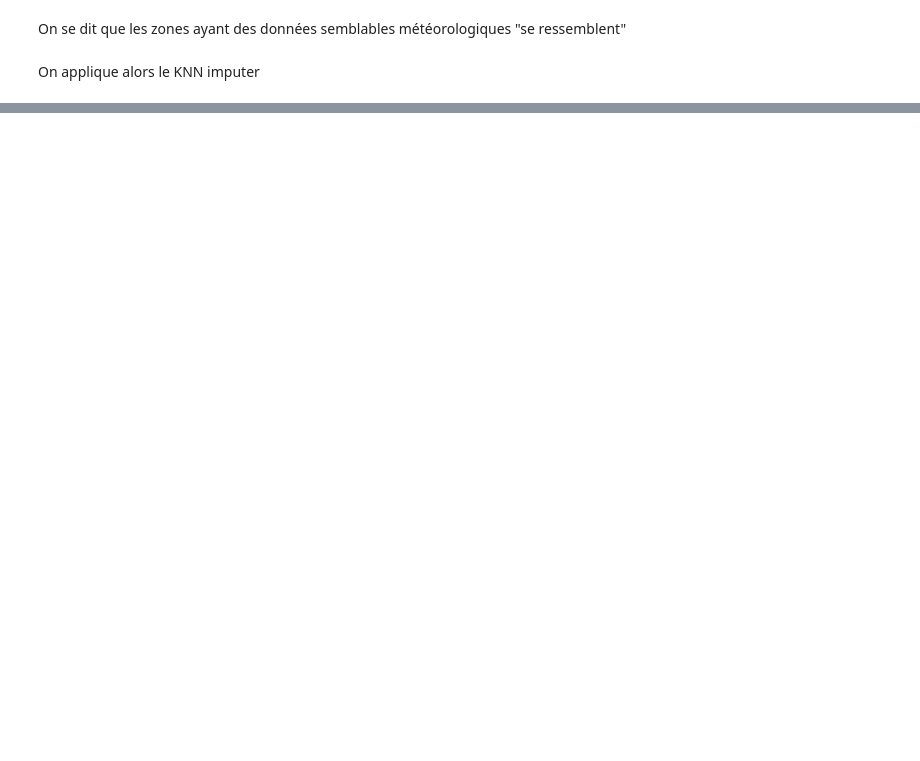
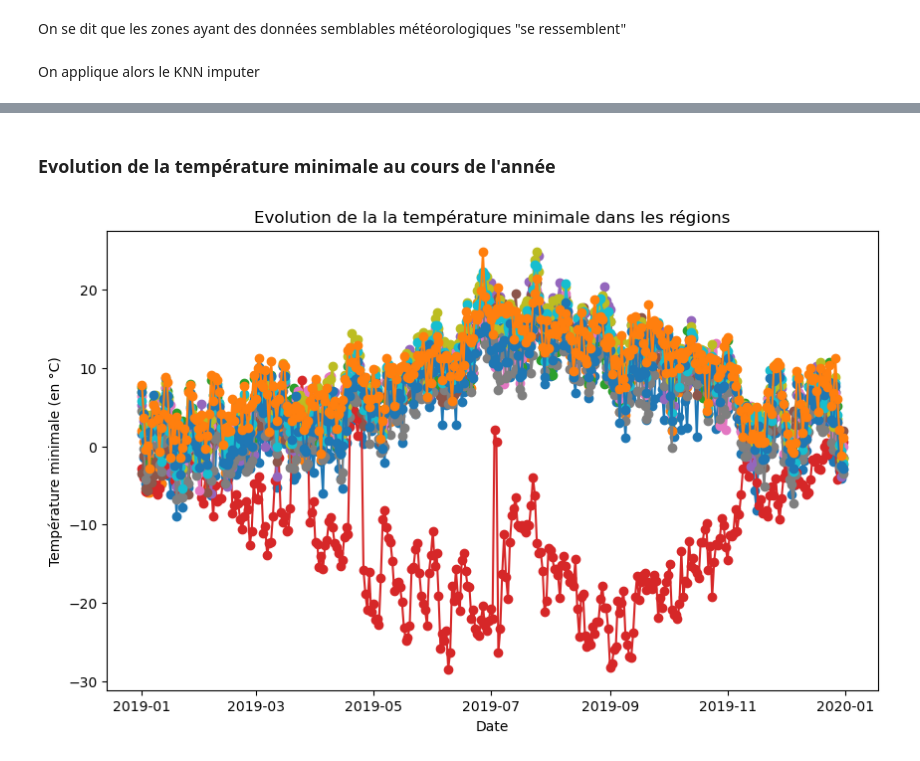
Before and after one commit to antoine-palazz/Python_DS_Project, a Jupyter notebook: Api_Odre_.ipynb, the cells around one changed output, grey strips where cells are left out. Drawn from its saved outputs; the diff is of its cells as text; code cells hidden in the pictures; blank space fills up the shorter version.

```diff
--- a/Api_Odre_.ipynb
+++ b/Api_Odre_.ipynb
@@ -620,0 +694,4 @@ Index(['date_x', 'code_departement', 'code_region_x',
+# %%
+#base_finale.columns
+base_finale.rename({'date_x':'date','code_region_x':'code_region','consommation_brute_electricite_rte':'consommation_brute_electricite_region'}, inplace = True, axis=1)
+base_finale=base_finale[['date','code_departement','nom_departement','code_region','nom_region','temperature_degre_celcius_departement','vitesse_vent_departement', 'nebulosite_totale_departement','visibilite_horizontale_departement','temperature_degre_celcius_region', 'vitesse_vent_region','nebulosite_totale_region', 'visibilite_horizontale_region','temperature_celcius_min_sur_24h_region','temperature_celcius_max_sur_24h_region', 'jour_ouvre','Statut_du_jour', 'geometry','consommation_brute_electricite_region']]
@@ -620,0 +801,24 @@ Index(['date_x', 'code_departement', 'code_region_x',
+# %% [markdown]
+### Evolution de la température minimale au cours de l'année
+# %%
+# Création du graphique
+plt.figure(figsize=(10, 6))
+# Superposition des séries temporelles avec des couleurs différentes pour chaque catégorie
+for categorie in base_finale_1['nom_region'].unique():
+    plt.plot(base_finale_1[base_finale_1['nom_region'] == categorie]['date'],
+             base_finale_1[base_finale_1['nom_region'] == categorie]['temperature_celcius_min_sur_24h_region'],
+             label=f'{categorie}',
+             marker='o', linestyle='-')
+
+# Ajout des titres et des labels
+plt.title("Evolution de la la température minimale dans les régions")
+plt.xlabel('Date')
+plt.ylabel("Température minimale (en °C)")
+
+# Ajout d'une légende
+#plt.legend()
+
+# Affichage du graphique
+plt.show()
+# %% [output]
+[figure, added]
```
Also changed, not shown: parts of 86 cells of this notebook.
